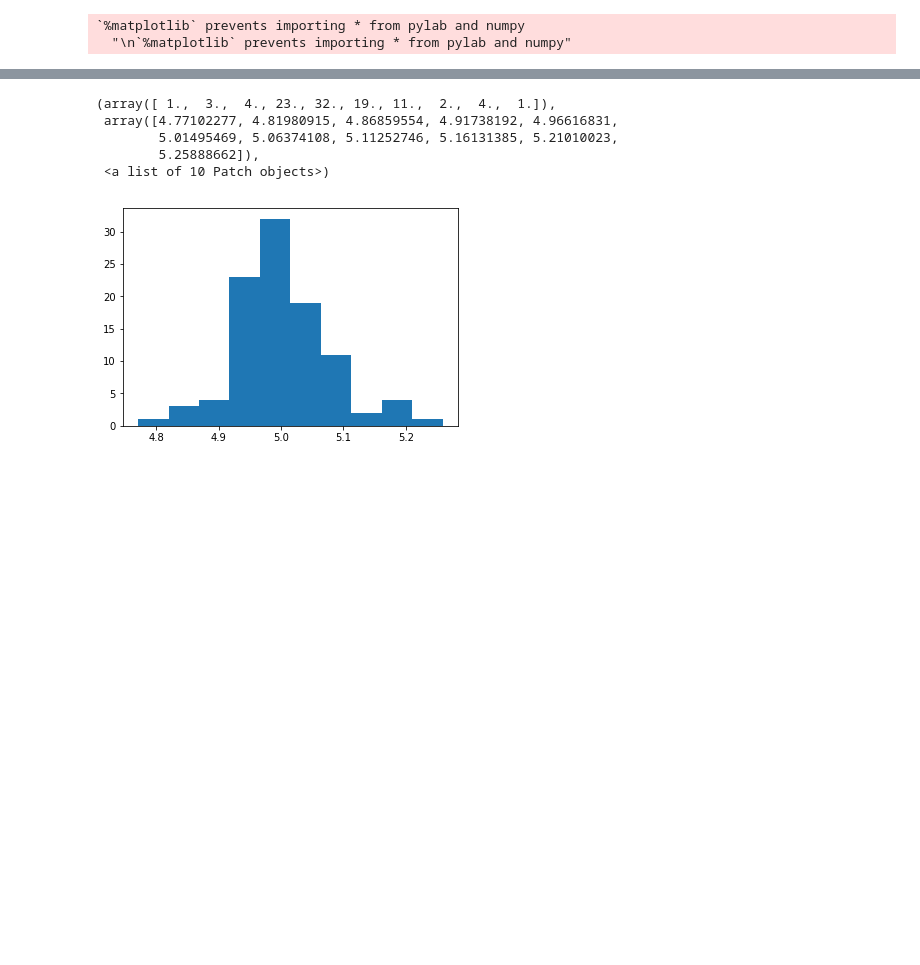
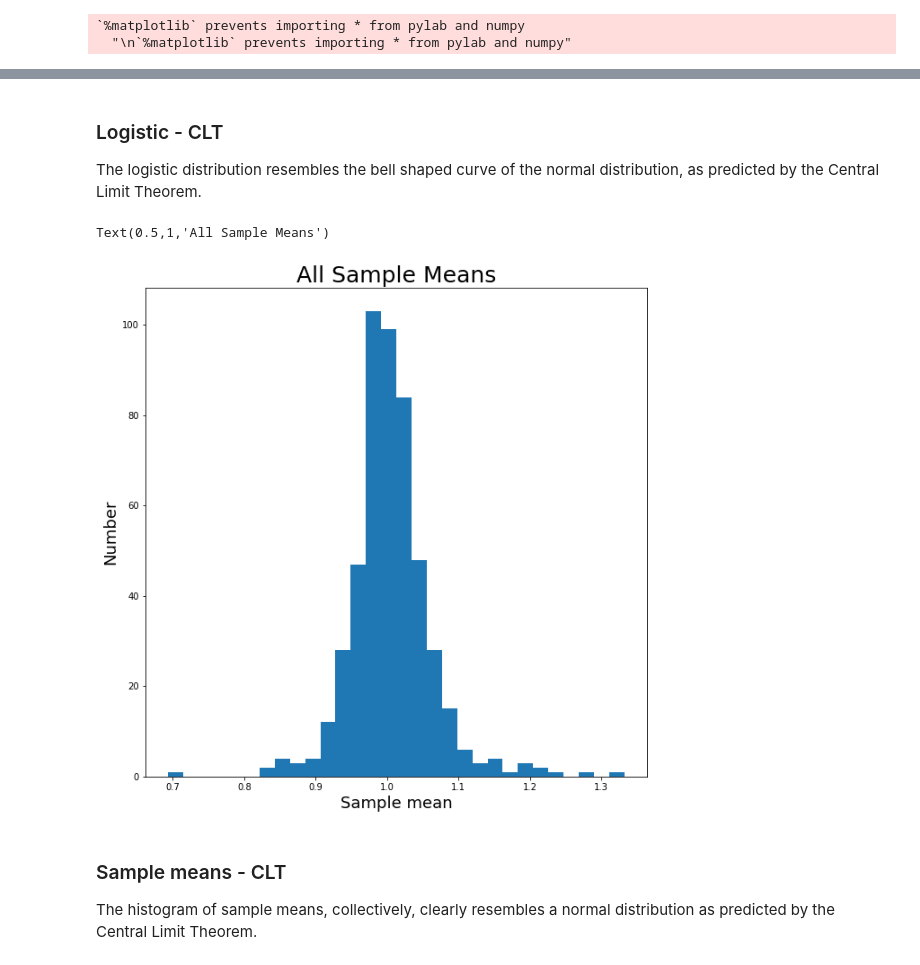
Before and after one commit to pranay-anchan/PUI2018_shb395, a Jupyter notebook: HW4_shb395/assignment1.ipynb, the cells around one changed output, grey strips where cells are left out. Cells and saved outputs as stored; diff of their text form; code cells hidden in the pictures; blank space fills up the shorter version.

```diff
--- a/HW4_shb395/assignment1.ipynb
+++ b/HW4_shb395/assignment1.ipynb
@@ -106,10 +165,18 @@ A sample from class
-# %%
-# List comprehension to display the data another way
-plt.hist([nums_list[i].mean() for i in range(samples_len)])
-# %% [output]
-(array([ 1.,  3.,  4., 23., 32., 19., 11.,  2.,  4.,  1.]),
- array([4.77102277, 4.81980915, 4.86859554, 4.91738192, 4.96616831,
-        5.01495469, 5.06374108, 5.11252746, 5.16131385, 5.21010023,
-        5.25888662]),
- <a list of 10 Patch objects>)
-[figure, removed]
+# %% [markdown]
+### Logistic - CLT
+
+The logistic distribution resembles the bell shaped curve of the normal distribution, as predicted by the Central Limit Theorem.
+# %%
+# Plot the sample means from one list as one color
+pl.figure(figsize=(10, 10))
+pl.hist(all_means,bins=30)
+pl.xlabel('Sample mean', fontsize = 18)
+pl.ylabel('Number', fontsize = 18)
+pl.title('All Sample Means', fontsize = 25)
+# %% [output]
+Text(0.5,1,'All Sample Means')
+[figure, added]
+# %% [markdown]
+### Sample means - CLT
+
+The histogram of sample means, collectively, clearly resembles a normal distribution as predicted by the Central Limit Theorem.
```
Also changed, not shown: parts of 18 cells of this notebook, 3 other files.
